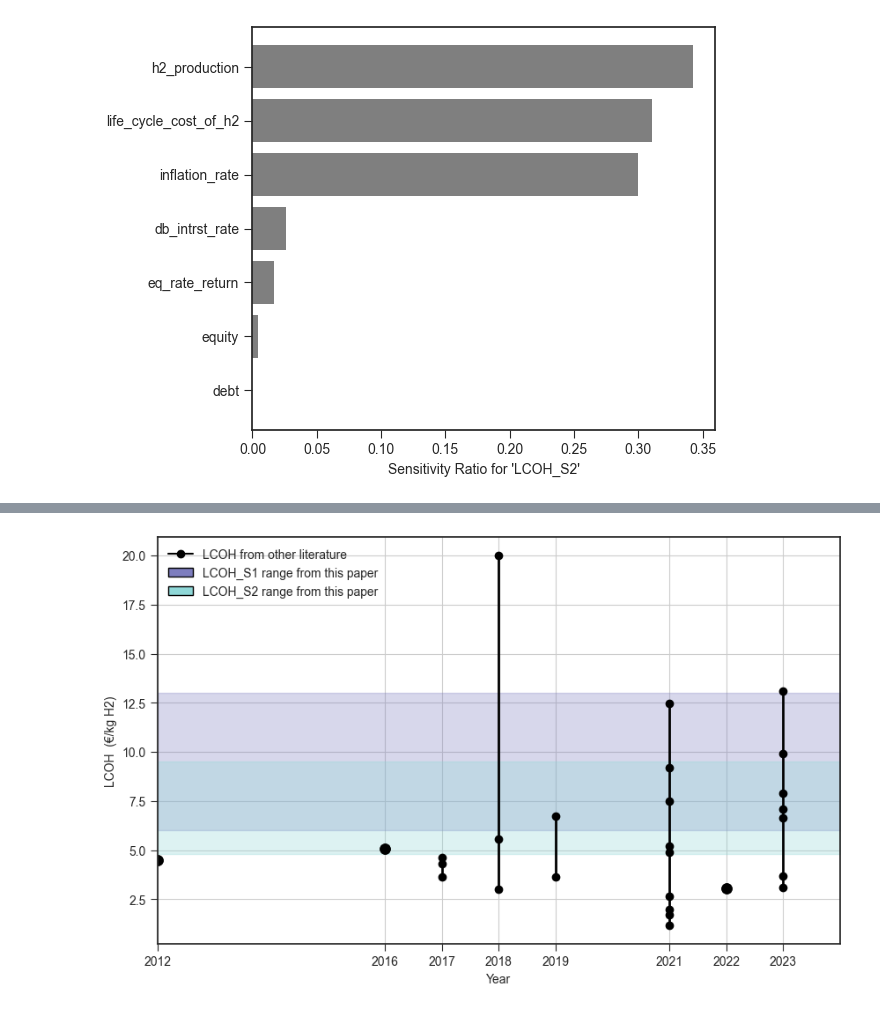
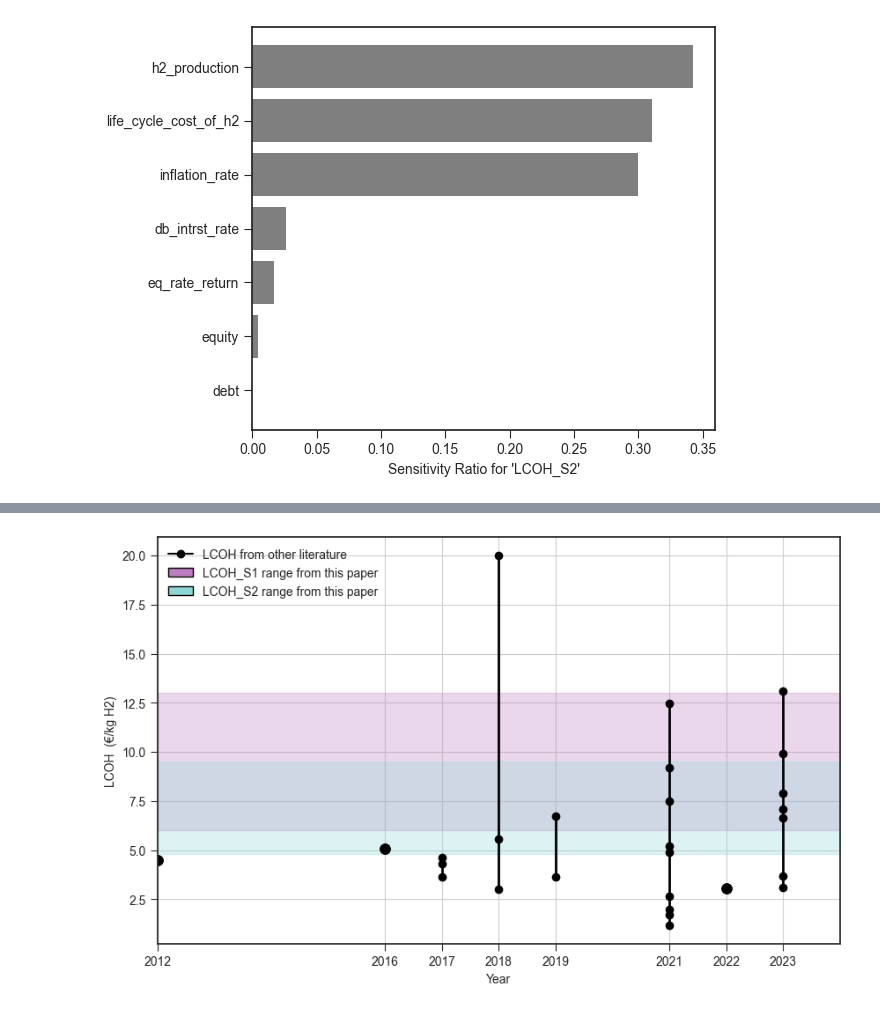
Before and after one commit to LCC-Tool/LCC_Tool_5MW-PEMWE, a Jupyter notebook: LCC_tool.ipynb, the cells around one changed output, grey strips where cells are left out. Saved outputs shown, nothing was run; the diff lists cells and outputs as text; code cells hidden in the pictures.

```diff
--- a/LCC_tool.ipynb
+++ b/LCC_tool.ipynb
@@ -2302,33 +2302,33 @@ for year, lcoh in zip(years, lcoh_data):
         ymin = min(lcoh)
         ymax = max(lcoh)
         plt.plot([year, year], [ymin, ymax], color='black', linewidth=2, label=f'{year} LCOH: {ymin} - {ymax}')
         plt.scatter([year] * len(lcoh), lcoh, color='black', zorder=5)
 
 # Add our LCOH range
-plt.fill_between(range(2012, 2025), 6, 13, color=(125/255, 125/255, 190/255), alpha=0.3)
+plt.fill_between(range(2012, 2025), 6, 13, color=(190/255, 125/255, 190/255), alpha=0.3)
 plt.fill_between(range(2012, 2025), 4.8, 9.5, color=(143/255, 215/255, 215/255), alpha=0.3)
 
 # Set the range of the x-axis
 plt.xlim(2012, 2024)
 
 # Set labels for x-axis and y-axis
 plt.xlabel('Year')
 plt.ylabel('LCOH  (€/kg H2)')
 
 # Define legend elements
 legend_elements = [Line2D([0], [0], marker='o', color='black', label='LCOH from other literature', markersize=6),
-                   Patch(facecolor=(125/255, 125/255, 190/255), edgecolor='black', label='LCOH_S1 range from this paper'),
+                   Patch(facecolor=(190/255, 125/255, 190/255), edgecolor='black', label='LCOH_S1 range from this paper'),
                    Patch(facecolor=(143/255, 215/255, 215/255), edgecolor='black', label='LCOH_S2 range from this paper')]
 
 # Add legend
 plt.legend(handles=legend_elements, loc='upper left')
 
 # Show plot
 plt.grid(True)
 
 # Remove 2014 from x-axis ticks
 plt.gca().set_xticks([2012, 2016, 2017, 2018, 2019, 2021, 2022, 2023])
 
 plt.show()
 # %% [output]
-[figure, old version]
+[figure, new version]
```
Also changed, not shown: parts of 1 cell of this notebook.
